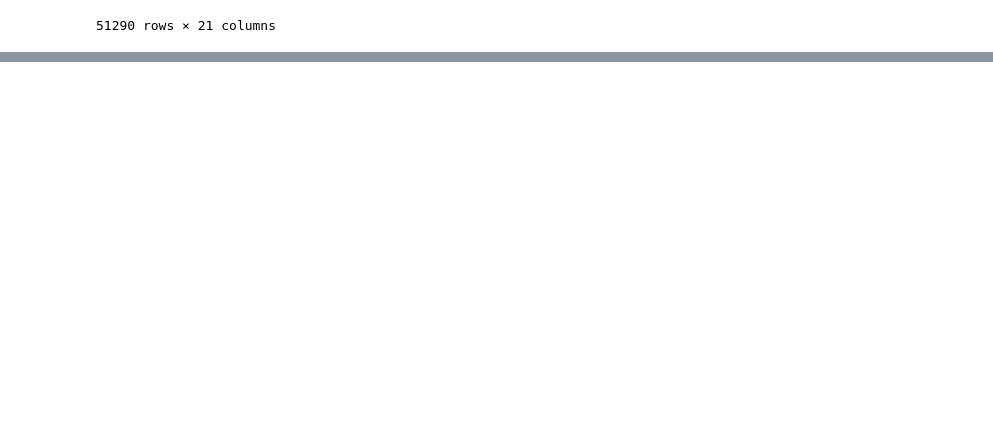
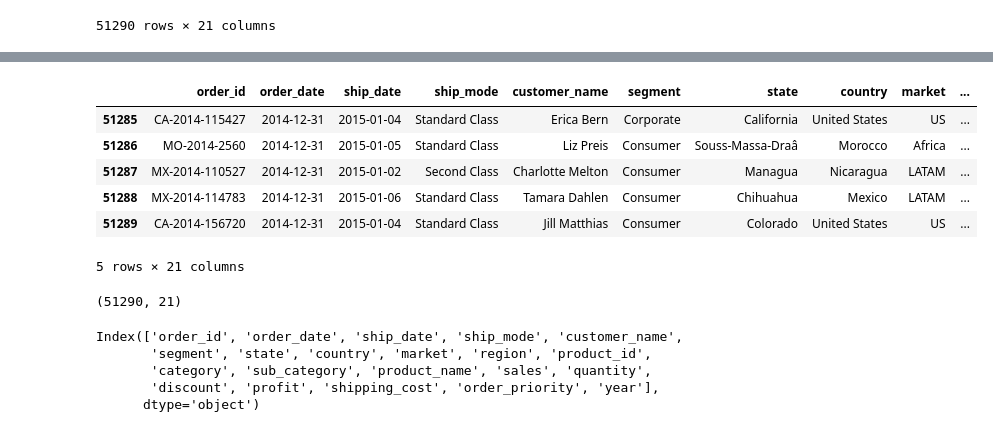
Before and after one commit to ndwiga6769/Sales_data_analysis, a Jupyter notebook: PandasSalesAnalysis.ipynb, the cells around one changed output, grey strips where cells are left out. Saved outputs shown, nothing was run; the diff lists cells and outputs as text; code cells hidden in the pictures; blank space fills up the shorter version.

```diff
--- a/PandasSalesAnalysis.ipynb
+++ b/PandasSalesAnalysis.ipynb
@@ -23,0 +56,22 @@ df
+# %%
+df.tail()
+# %% [output]
+|  | order_id | order_date | ship_date | ship_mode | customer_name | segment | state | country | market | ... |
+| 51285 | CA-2014-115427 | 2014-12-31 | 2015-01-04 | Standard Class | Erica Bern | Corporate | California | United States | US | ... |
+| 51286 | MO-2014-2560 | 2014-12-31 | 2015-01-05 | Standard Class | Liz Preis | Consumer | Souss-Massa-Draâ | Morocco | Africa | ... |
+| 51287 | MX-2014-110527 | 2014-12-31 | 2015-01-02 | Second Class | Charlotte Melton | Consumer | Managua | Nicaragua | LATAM | ... |
+| 51288 | MX-2014-114783 | 2014-12-31 | 2015-01-06 | Standard Class | Tamara Dahlen | Consumer | Chihuahua | Mexico | LATAM | ... |
+| 51289 | CA-2014-156720 | 2014-12-31 | 2015-01-04 | Standard Class | Jill Matthias | Consumer | Colorado | United States | US | ... |
+5 rows × 21 columns
+# %%
+df.shape
+# %% [output]
+(51290, 21)
+# %%
+df.columns
+# %% [output]
+Index(['order_id', 'order_date', 'ship_date', 'ship_mode', 'customer_name',
+       'segment', 'state', 'country', 'market', 'region', 'product_id',
+       'category', 'sub_category', 'product_name', 'sales', 'quantity',
+       'discount', 'profit', 'shipping_cost', 'order_priority', 'year'],
+      dtype='object')
```
Also changed, not shown: parts of 25 cells of this notebook.
